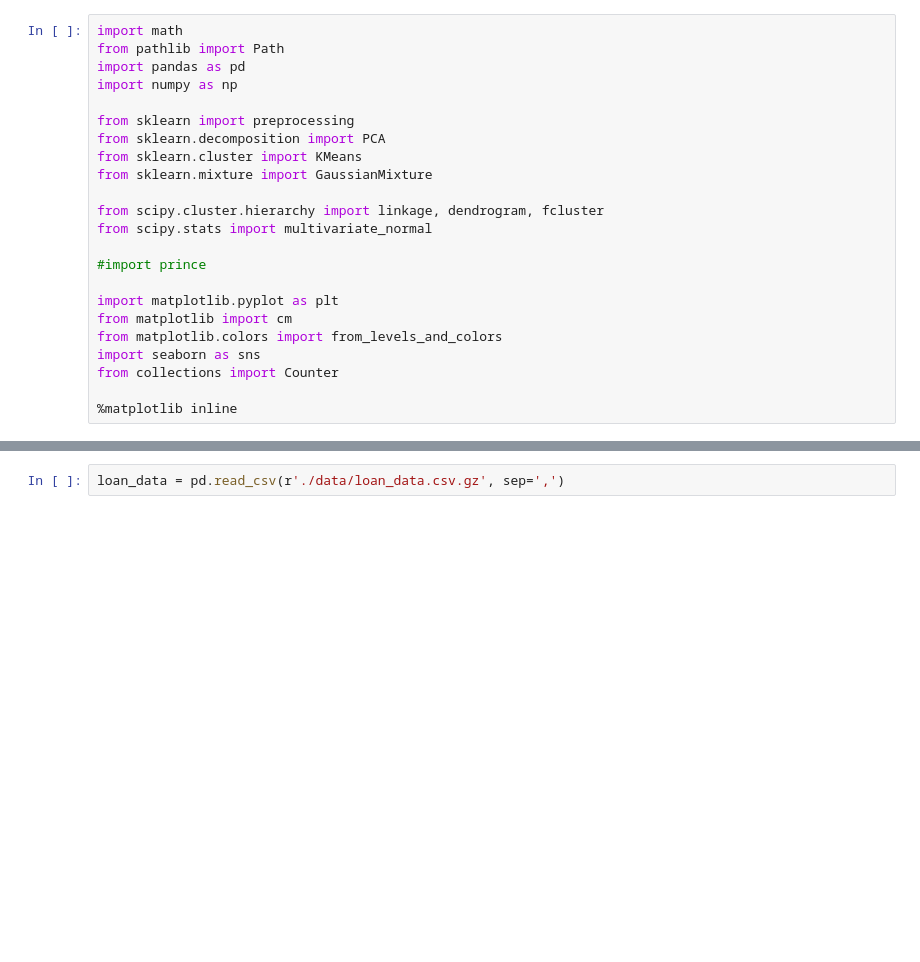
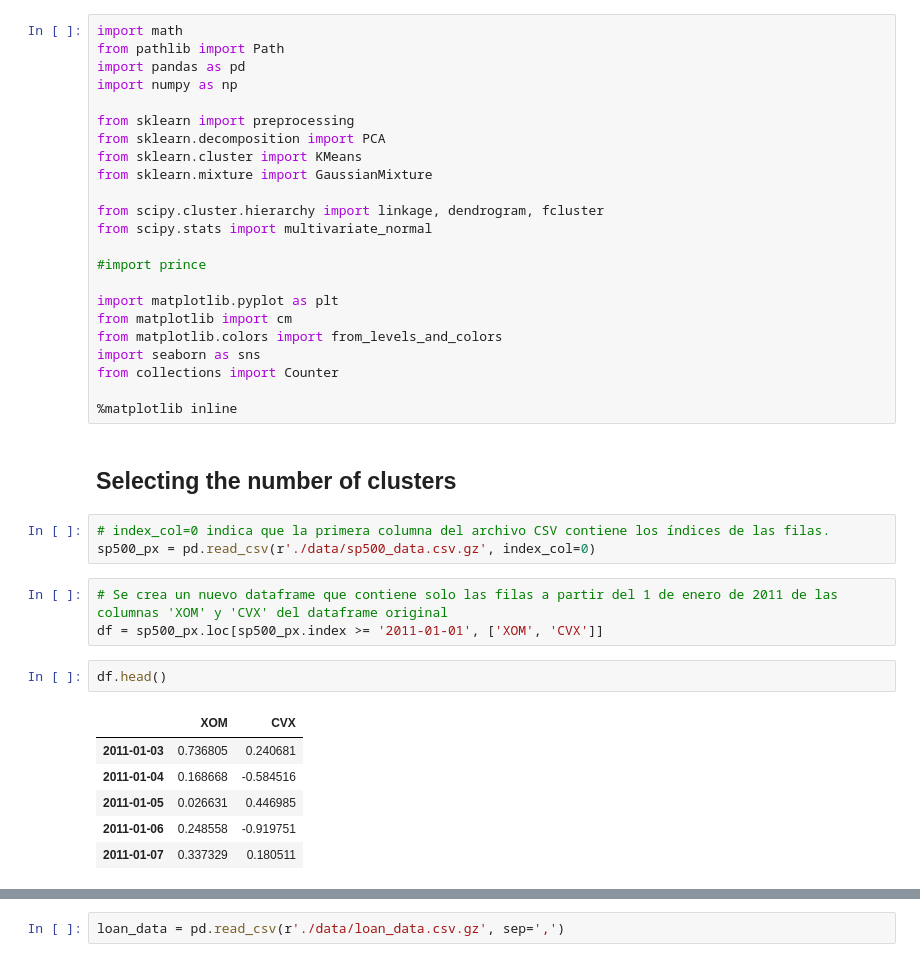
Before and after one commit to carbajaljerson/EstadisticaRPython, a Jupyter notebook: Capitulo7.ipynb, the cells around one changed output, grey strips where cells are left out. Saved outputs shown, nothing was run; the diff lists cells and outputs as text; blank space fills up the shorter version.

```diff
--- a/Capitulo7.ipynb
+++ b/Capitulo7.ipynb
@@ -27,3 +27,20 @@ import seaborn as sns
 from collections import Counter
 
 %matplotlib inline
+# %% [markdown]
+## Selecting the number of clusters
+# %%
+# index_col=0 indica que la primera columna del archivo CSV contiene los índices de las filas.
+sp500_px = pd.read_csv(r'./data/sp500_data.csv.gz', index_col=0)
+# %%
+# Se crea un nuevo dataframe que contiene solo las filas a partir del 1 de enero de 2011 de las columnas 'XOM' y 'CVX' del dataframe original
+df = sp500_px.loc[sp500_px.index >= '2011-01-01', ['XOM', 'CVX']]
+# %%
+df.head()
+# %% [output]
+|  | XOM | CVX |
+| 2011-01-03 | 0.736805 | 0.240681 |
+| 2011-01-04 | 0.168668 | -0.584516 |
+| 2011-01-05 | 0.026631 | 0.446985 |
+| 2011-01-06 | 0.248558 | -0.919751 |
+| 2011-01-07 | 0.337329 | 0.180511 |
```
Also changed, not shown: parts of 7 cells of this notebook.
